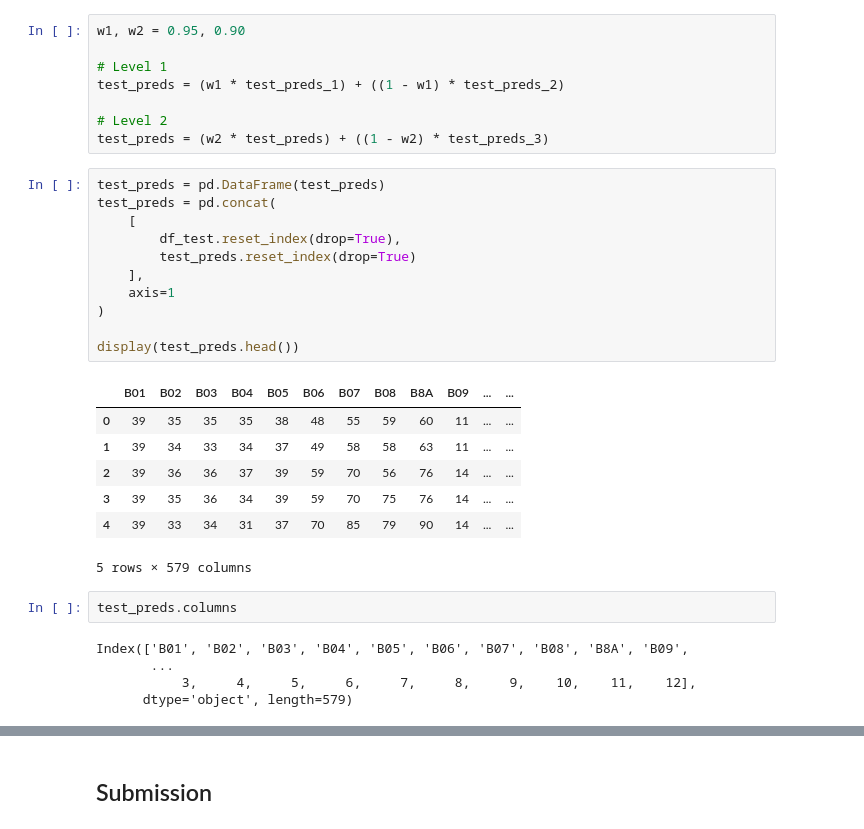
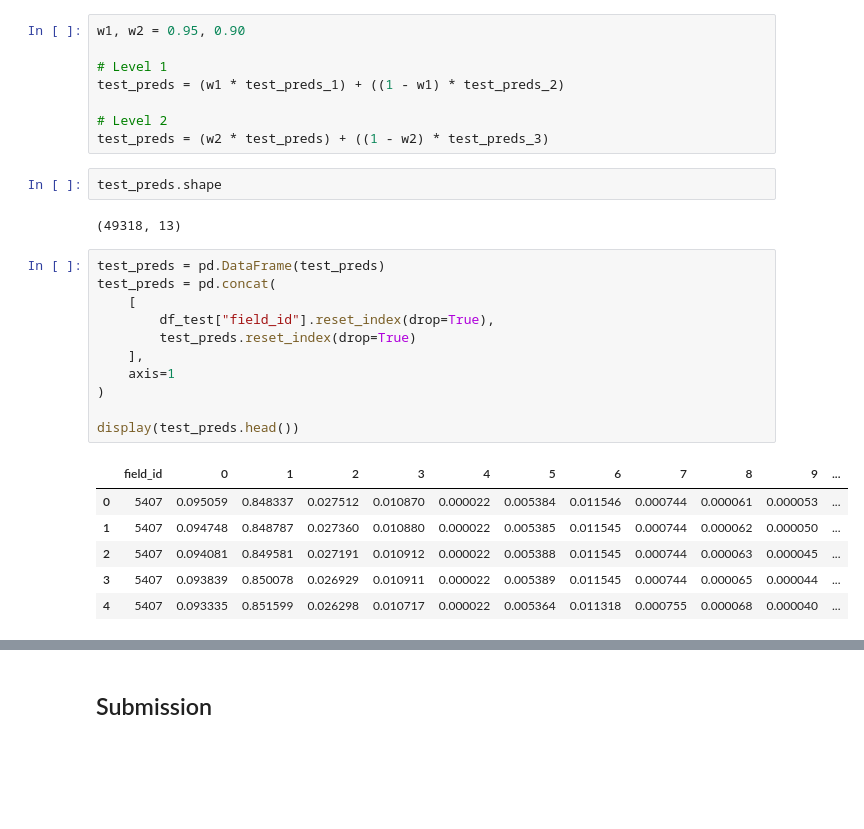
Before and after one commit to ArnolFokam/agrifieldnet-india-challenge, a Jupyter notebook: notebooks/baseline.ipynb, the cells around one changed output, grey strips where cells are left out. Drawn from its saved outputs; the diff is of its cells as text; blank space fills up the shorter version.

```diff
--- a/notebooks/baseline.ipynb
+++ b/notebooks/baseline.ipynb
@@ -551,32 +551,28 @@ test_preds = (w1 * test_preds_1) + ((1 - w1) * test_preds_2)
 
 # Level 2
 test_preds = (w2 * test_preds) + ((1 - w2) * test_preds_3)
+# %%
+test_preds.shape
+# %% [output]
+(49318, 13)
 # %%
 test_preds = pd.DataFrame(test_preds)
 test_preds = pd.concat(
     [
-        df_test.reset_index(drop=True),
+        df_test["field_id"].reset_index(drop=True),
         test_preds.reset_index(drop=True)
     ],
     axis=1
 )
 
 display(test_preds.head())
 # %% [output]
-|  | B01 | B02 | B03 | B04 | B05 | B06 | B07 | B08 | B8A | B09 | ... | ... |
-| 0 | 39 | 35 | 35 | 35 | 38 | 48 | 55 | 59 | 60 | 11 | ... | ... |
-| 1 | 39 | 34 | 33 | 34 | 37 | 49 | 58 | 58 | 63 | 11 | ... | ... |
-| 2 | 39 | 36 | 36 | 37 | 39 | 59 | 70 | 56 | 76 | 14 | ... | ... |
-| 3 | 39 | 35 | 36 | 34 | 39 | 59 | 70 | 75 | 76 | 14 | ... | ... |
-| 4 | 39 | 33 | 34 | 31 | 37 | 70 | 85 | 79 | 90 | 14 | ... | ... |
+|  | field_id | 0 | 1 | 2 | 3 | 4 | 5 | 6 | 7 | 8 | 9 | ... |
+| 0 | 5407 | 0.095059 | 0.848337 | 0.027512 | 0.010870 | 0.000022 | 0.005384 | 0.011546 | 0.000744 | 0.000061 | 0.000053 | ... |
+| 1 | 5407 | 0.094748 | 0.848787 | 0.027360 | 0.010880 | 0.000022 | 0.005385 | 0.011545 | 0.000744 | 0.000062 | 0.000050 | ... |
+| 2 | 5407 | 0.094081 | 0.849581 | 0.027191 | 0.010912 | 0.000022 | 0.005388 | 0.011545 | 0.000744 | 0.000063 | 0.000045 | ... |
+| 3 | 5407 | 0.093839 | 0.850078 | 0.026929 | 0.010911 | 0.000022 | 0.005389 | 0.011545 | 0.000744 | 0.000065 | 0.000044 | ... |
+| 4 | 5407 | 0.093335 | 0.851599 | 0.026298 | 0.010717 | 0.000022 | 0.005364 | 0.011318 | 0.000755 | 0.000068 | 0.000040 | ... |
-5 rows × 579 columns
-# %%
-test_preds.columns
-# %% [output]
-Index(['B01', 'B02', 'B03', 'B04', 'B05', 'B06', 'B07', 'B08', 'B8A', 'B09',
-       ...
-           3,     4,     5,     6,     7,     8,     9,    10,    11,    12],
-      dtype='object', length=579)
 # %%
 test_preds = test_preds.groupby("field_id")[list(range(13))].mean()
 display(test_preds.head())
```
Also changed, not shown: parts of 5 cells of this notebook.
